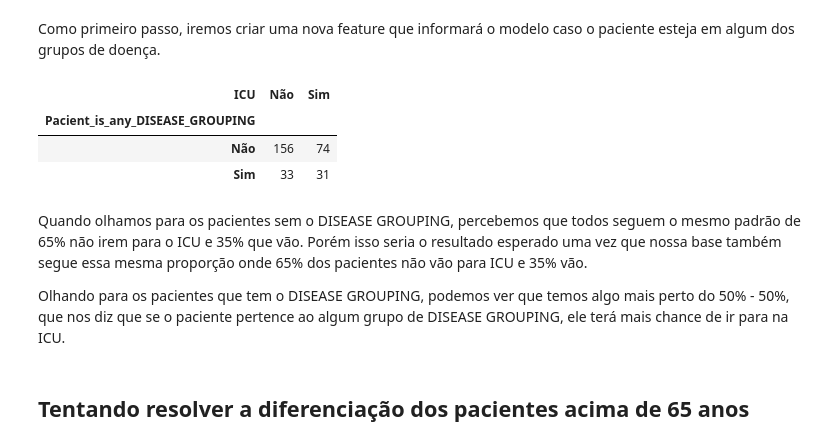
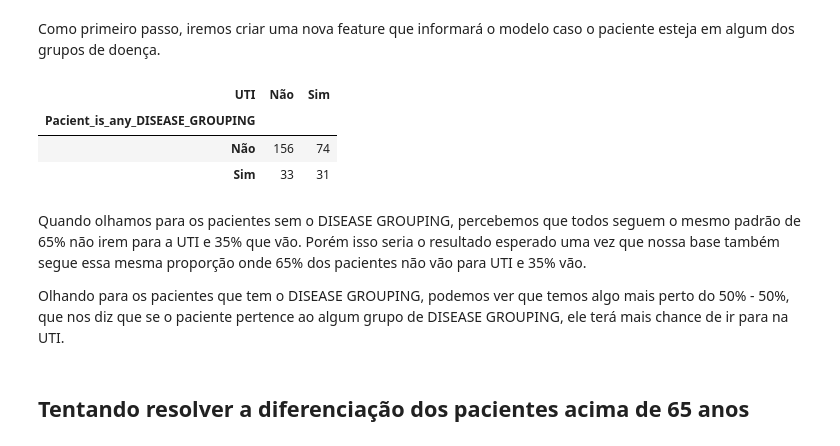
Before and after one commit to rodrigodemend/Diagn-stico-de-Dados-Cl-nicos-com-Machine-Learning, a Jupyter notebook: Notebooks/Modelagem_para_Diagnóstico_de_Dados_Clínicos_com_Machine_Learning_.ipynb, the cells around one changed output. Cells and saved outputs as stored; diff of their text form; code cells hidden in the pictures.

```diff
--- a/Notebooks/Modelagem_para_Diagnóstico_de_Dados_Clínicos_com_Machine_Learning_.ipynb
+++ b/Notebooks/Modelagem_para_Diagnóstico_de_Dados_Clínicos_com_Machine_Learning_.ipynb
@@ -562,17 +562,17 @@ dados['Pacient_is_any_DISEASE_GROUPING'] = [1 if (dados['DISEASE GROUPING 1'][i]
 # %%
 # Criando uma tabela de frequencia
 dict_map = {0:'Não', 1:'Sim'}
-freq = pd.crosstab(dados['Pacient_is_any_DISEASE_GROUPING'].map(dict_map), dados['ICU'].map(dict_map), rownames=['Pacient_is_any_DISEASE_GROUPING'], colnames=['ICU'])
+freq = pd.crosstab(dados['Pacient_is_any_DISEASE_GROUPING'].map(dict_map), dados['ICU'].map(dict_map), rownames=['Pacient_is_any_DISEASE_GROUPING'], colnames=['UTI'])
 freq
 # %% [output]
-| ICU | Não | Sim |
+| UTI | Não | Sim |
 | Pacient_is_any_DISEASE_GROUPING |  |  |
 | Não | 156 | 74 |
 | Sim | 33 | 31 |
 # %% [markdown]
-Quando olhamos para os pacientes sem o DISEASE GROUPING, percebemos que todos seguem o mesmo padrão de 65% não irem para o ICU e 35% que vão. Porém isso seria o resultado esperado uma vez que nossa base também segue essa mesma proporção onde 65% dos pacientes não vão para ICU e 35% vão.
+Quando olhamos para os pacientes sem o DISEASE GROUPING, percebemos que todos seguem o mesmo padrão de 65% não irem para a UTI e 35% que vão. Porém isso seria o resultado esperado uma vez que nossa base também segue essa mesma proporção onde 65% dos pacientes não vão para UTI e 35% vão.
 
-Olhando para os pacientes que tem o DISEASE GROUPING, podemos ver que temos algo mais perto do 50% - 50%, que nos diz que se o paciente pertence ao algum grupo de DISEASE GROUPING, ele terá mais chance de ir para na ICU.
+Olhando para os pacientes que tem o DISEASE GROUPING, podemos ver que temos algo mais perto do 50% - 50%, que nos diz que se o paciente pertence ao algum grupo de DISEASE GROUPING, ele terá mais chance de ir para na UTI.
 # %% [markdown]
 ## Tentando resolver a diferenciação dos pacientes acima de 65 anos
 # %% [markdown]
```
Also changed, not shown: parts of 9 cells of this notebook.
